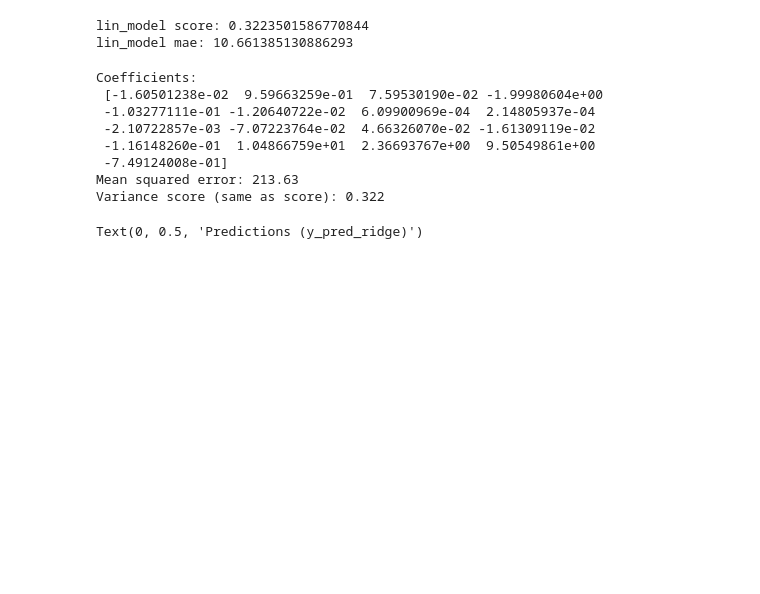
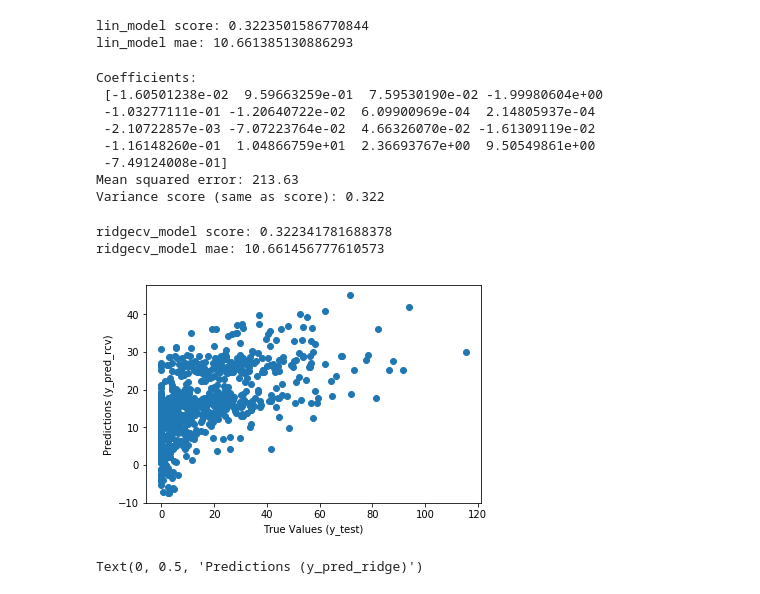
Before and after one commit to tonyman316/Become_a_Top_Airbnb_Earner, a Jupyter notebook: seattle_airbnb_top_earner.ipynb, the cells around one changed output. Saved outputs shown, nothing was run; the diff lists cells and outputs as text; code cells hidden in the pictures; blank space fills up the shorter version.

Commit message:
fix cross validation, add dtr, rfr

```diff
--- a/seattle_airbnb_top_earner.ipynb
+++ b/seattle_airbnb_top_earner.ipynb
@@ -317,19 +344,23 @@ Coefficients:
 Mean squared error: 213.63
 Variance score (same as score): 0.322
 # %%
-# # Ridge Regression with built-in cross-validation of the alpha parameter.
-# ridgecv_model = linear_model.RidgeCV(alphas=[0.1, 1.0, 10.0], cv=6, fit_intercept=True, scoring=None,
-#     normalize=False)
-# ridgecv_model.fit(X_train, y_train)
-# # ridgecv_model.alpha_
+# Ridge Regression with built-in cross-validation of the alpha parameter.
+ridgecv_model = linear_model.RidgeCV(alphas=[0.1, 1.0, 10.0], cv=6, fit_intercept=True, scoring=None,
+    normalize=False)
+ridgecv_model.fit(X_train, y_train)
+# ridgecv_model.alpha_
+y_pred_rcv = ridgecv_model.predict(X_test)
+# print(y_pred_rcv)
 
-# y_pred_rcv = ridgecv_model.predict(X_test)
-
-# plt.scatter(y_test, y_pred_rcv)
-# plt.xlabel("True Values (y_test)")
-# plt.ylabel("Predictions (y_pred_rcv)")
-# print("ridgecv_model score:", ridgecv_model.score(X_test, y_test))
-# print("ridgecv_model mae:", mean_absolute_error(y_pred_rcv, y_test))
+plt.scatter(y_test, y_pred_rcv)
+plt.xlabel("True Values (y_test)")
+plt.ylabel("Predictions (y_pred_rcv)")
+print("ridgecv_model score:", ridgecv_model.score(X_test, y_test))
+print("ridgecv_model mae:", mean_absolute_error(y_pred_rcv, y_test))
+# %% [output]
+ridgecv_model score: 0.322341781688378
+ridgecv_model mae: 10.661456777610573
+[figure, added]
 # %%
 # Ridge Regression
 ridge_model = linear_model.Ridge(alpha=.5, copy_X=True, fit_intercept=True, max_iter=None,
```
Also changed, not shown: parts of 11 cells of this notebook.
